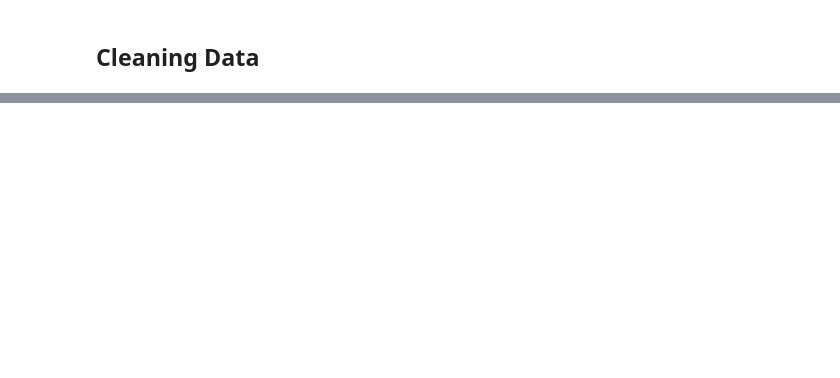
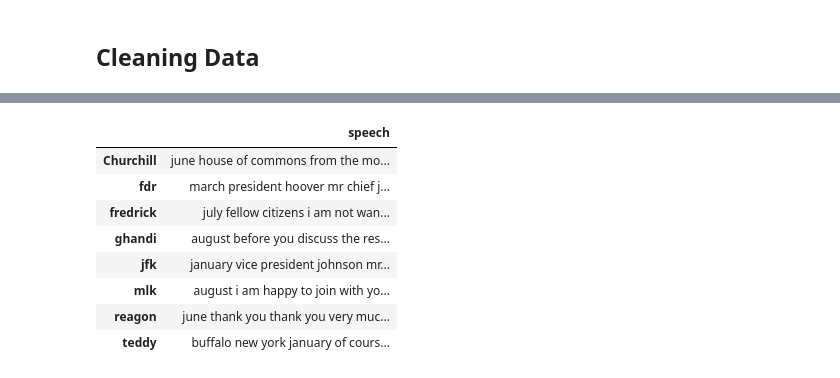
Before and after one commit to rpcvjet/GreatSpeeches, a Jupyter notebook: Speeches.ipynb, the cells around one changed output, grey strips where cells are left out. Saved outputs shown, nothing was run; the diff lists cells and outputs as text; code cells hidden in the pictures; blank space fills up the shorter version.

```diff
--- a/Speeches.ipynb
+++ b/Speeches.ipynb
@@ -79,3 +80,17 @@ data['Churchill']
  u'I have, myself, full confidence that if all do their duty, if nothing is neglected, and if the best arrangements are made, as they are being made, we shall prove ourselves once again able to defend ...
 # %% [markdown]
 ## Cleaning Data
+# %%
+# We are going to change this to key: speaker, value: string format
+def combine_text(list_of_text):
+    '''Takes a list of text and combines them into one large chunk of text.'''
+    combined_text = ' '.join(list_of_text)
+    return combined_text
+# %%
+data_combined = {key: [combine_text(value)] for (key, value) in data.items()}
+# %%
+#making a corpus here - a collection of texts, and they are all put together neatly in a pandas dataframe
+data_df = pd.DataFrame.from_dict(data_combined).transpose()
+data_df.columns = ['speech']
+data_df = data_df.sort_index()
+data_df
@@ -81,0 +123,14 @@ data['Churchill']
+# %%
+# Let's take a look at the updated text
+data_clean = pd.DataFrame(data_df.speech.apply(round1))
+data_clean
+# %% [output]
+|  | speech |
+| Churchill | june house of commons from the mo... |
+| fdr | march president hoover mr chief j... |
+| fredrick | july fellow citizens i am not wan... |
+| ghandi | august before you discuss the res... |
+| jfk | january vice president johnson mr... |
+| mlk | august i am happy to join with yo... |
+| reagon | june thank you thank you very muc... |
+| teddy | buffalo new york january of cours... |
```
Also changed, not shown: parts of 16 cells of this notebook, 5 other files.
